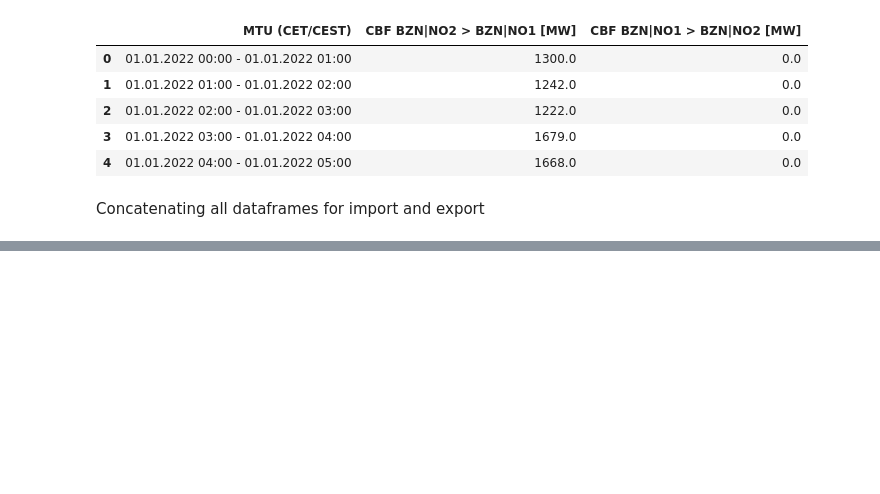
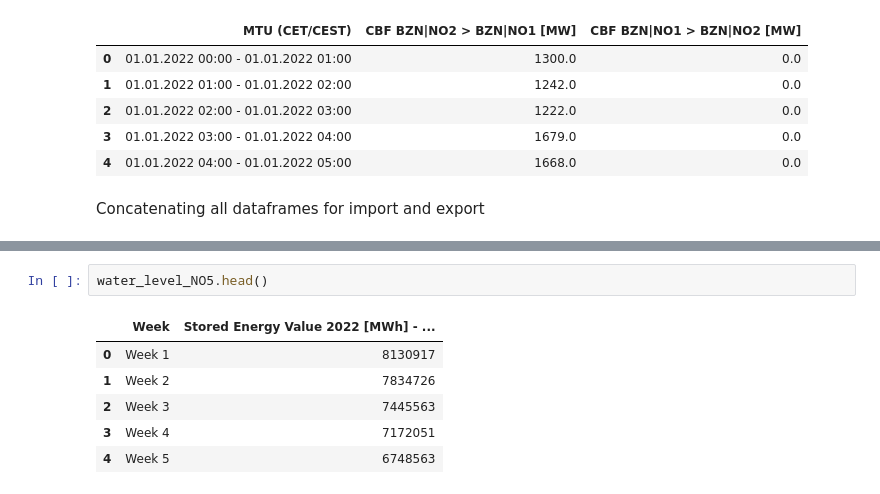
Before and after one commit to HIOF-Bachelor-Project-Group-7/Time-series-energy-price-prediction-bidding-zone-N01, a Jupyter notebook: code/data aggreagation.ipynb, the cells around one changed output, grey strips where cells are left out. Cells and saved outputs as stored; diff of their text form; blank space fills up the shorter version.

```diff
--- a/code/data aggreagation.ipynb
+++ b/code/data aggreagation.ipynb
@@ -219,0 +357,9 @@ import_export_NO1_neighbours.head()
+# %%
+water_level_NO5.head()
+# %% [output]
+|  | Week | Stored Energy Value 2022 [MWh] - ... |
+| 0 | Week 1 | 8130917 |
+| 1 | Week 2 | 7834726 |
+| 2 | Week 3 | 7445563 |
+| 3 | Week 4 | 7172051 |
+| 4 | Week 5 | 6748563 |
```
Also changed, not shown: parts of 22 cells of this notebook, 5 other files.
